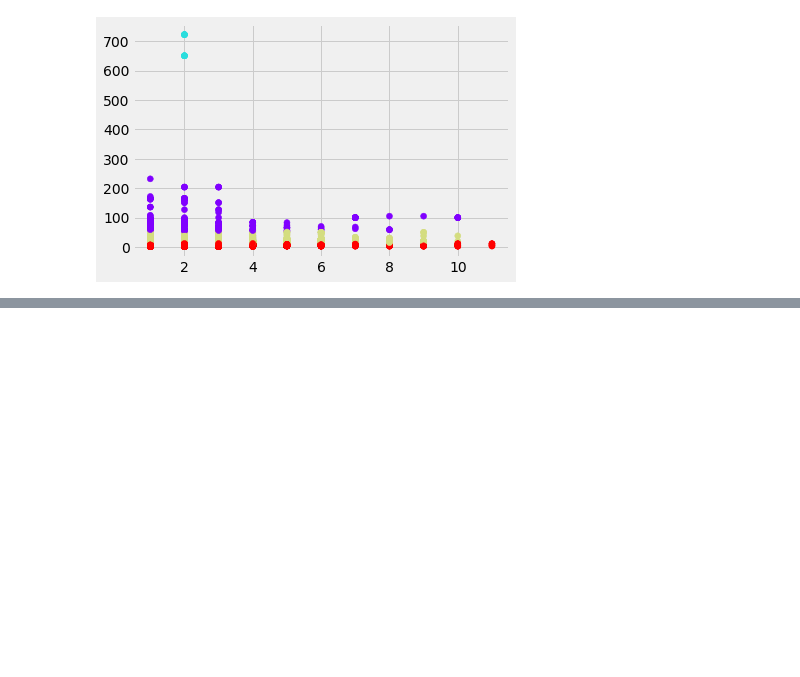
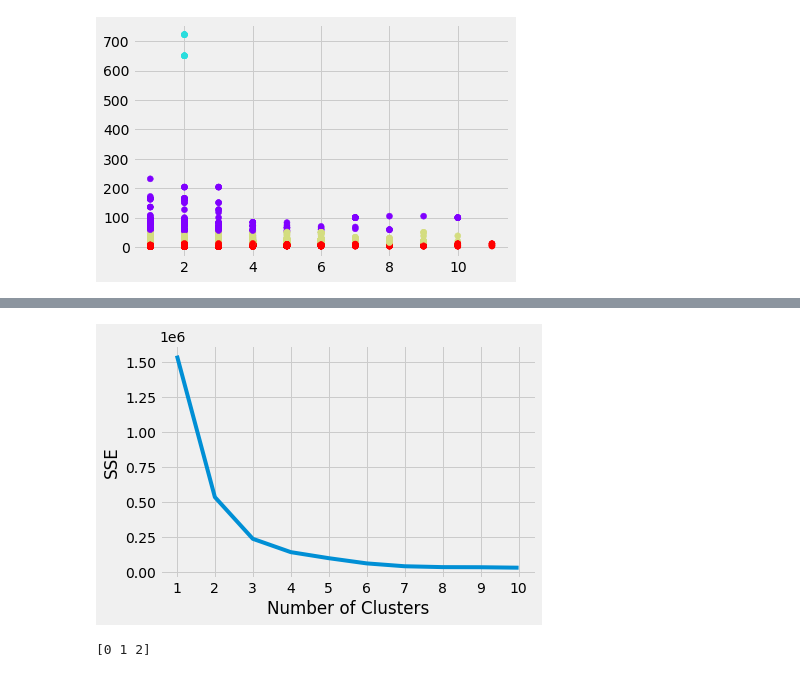
Before and after one commit to ashwinigit123/CSE6324Team5, a Jupyter notebook: Iteration3.ipynb, the cells around one changed output, grey strips where cells are left out. Cells and saved outputs as stored; diff of their text form; code cells hidden in the pictures; blank space fills up the shorter version.

```diff
--- a/Iteration3.ipynb
+++ b/Iteration3.ipynb
@@ -362,0 +381,3 @@ plt.show()
+# %%
+df3.dropna(subset = ["sim_mode"], inplace=True)
+df3
@@ -362,0 +398,8 @@ plt.show()
+# %%
+df3.loc[df3['sim_mode']== "normal", "sim_mode"] = "0"
+df3.loc[df3['sim_mode'] == "external", "sim_mode"] = "1"
+df3.loc[df3['sim_mode'] == "accelerator", "sim_mode"] = "2"
+df3.loc[df3['sim_mode'] == "rapid-accelerator", "sim_mode"] = "3"
+df3.loc[df3['sim_mode'] == "processor-in-the-loop (pil)", "sim_mode"] = "4"
+
+df3
@@ -362,0 +420,3 @@ plt.show()
+# %%
+X3= df3.iloc[:, [8,19]].values
+print(X3)
@@ -362,0 +431,30 @@ plt.show()
+# %%
+kmeans_kwargs = {
+	"init": "random",
+	"n_init": 10,
+	"max_iter": 300,
+	"random_state": 42,
+}
+
+# A list holds the SSE values for each k
+sse = []
+for k in range(1, 11):
+	kmeans = KMeans(n_clusters=k, **kmeans_kwargs)
+	kmeans.fit(X3)
+	sse.append(kmeans.inertia_)
+# %%
+plt.plot(range(1, 11), sse)
+plt.xticks(range(1, 11))
+plt.xlabel("Number of Clusters")
+plt.ylabel("SSE")
+plt.show()
+# %% [output]
+[figure, added]
+# %%
+kmeans = KMeans(  init="random", n_clusters=3,  n_init=10,max_iter=300,random_state=42 )
+kmeans.fit(X3)
+identified_clusters = kmeans.fit_predict(X3)
+identified_clusters
+print(np.unique(identified_clusters))
+# %% [output]
+[0 1 2]
```
Also changed, not shown: parts of 6 cells of this notebook.
